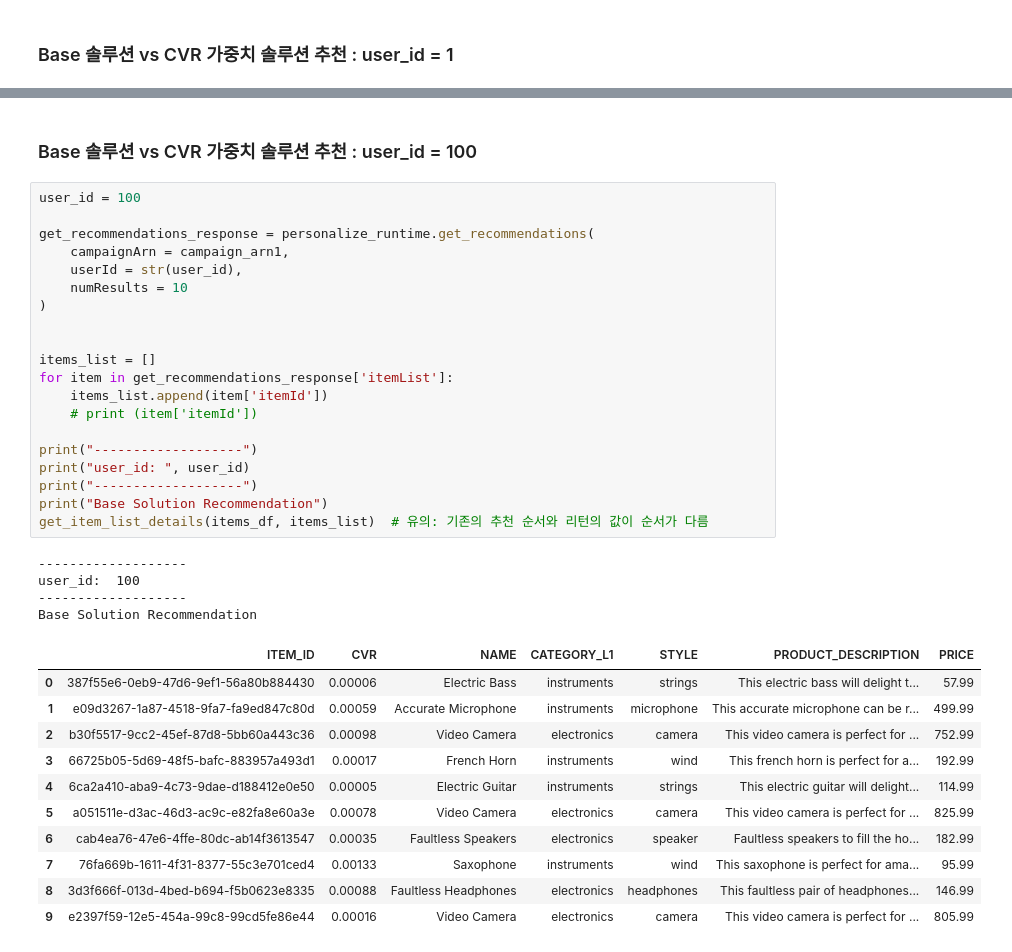
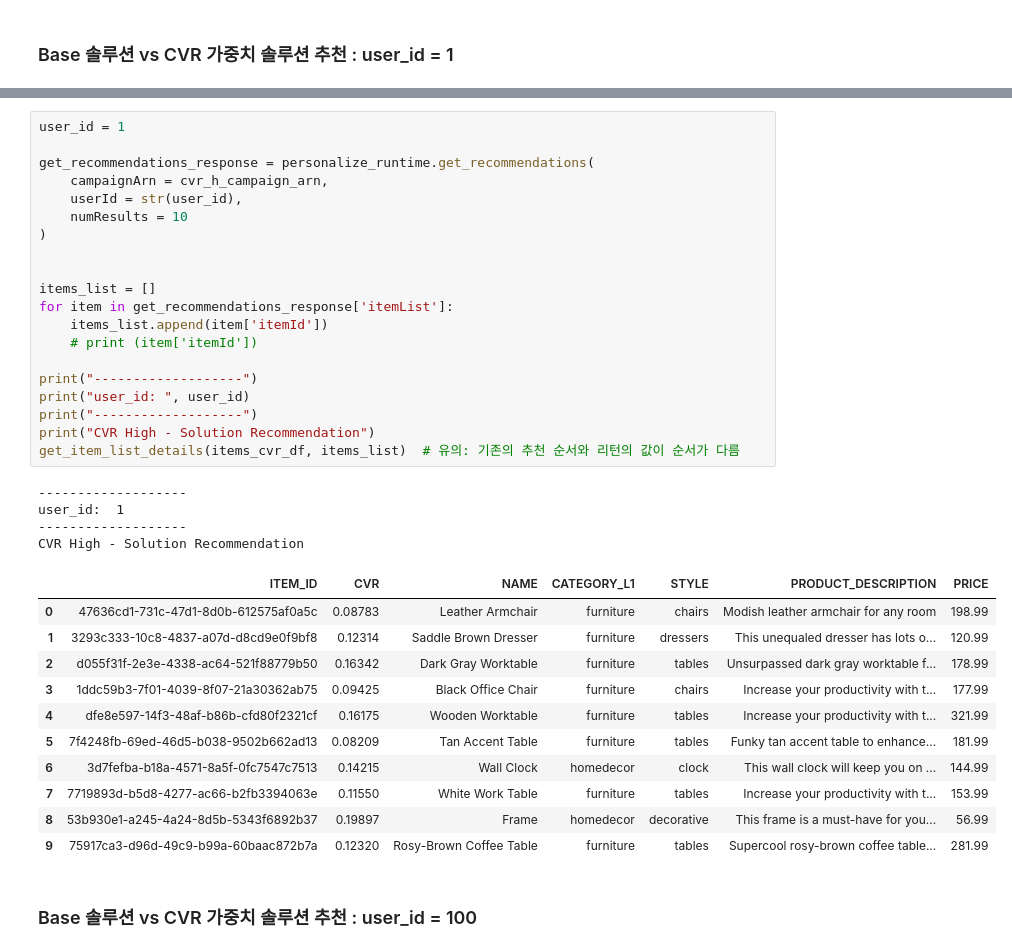
Before and after one commit to jesamkim/amazon-personalize-cvr, a Jupyter notebook: code/8.get_recommendations.ipynb, the cells around one changed output, grey strips where cells are left out. Cells and saved outputs as stored; diff of their text form.

```diff
--- a/code/8.get_recommendations.ipynb
+++ b/code/8.get_recommendations.ipynb
@@ -119,38 +130,38 @@ CVR Solution Recommendation
+# %%
+user_id = 1
+
+get_recommendations_response = personalize_runtime.get_recommendations(
+    campaignArn = cvr_h_campaign_arn,
+    userId = str(user_id),
+    numResults = 10
+)
+
+
+items_list = []
+for item in get_recommendations_response['itemList']:
+    items_list.append(item['itemId'])
+    # print (item['itemId'])
+
+print("-------------------")
+print("user_id: ", user_id)
+print("-------------------")
+print("CVR High - Solution Recommendation")
+get_item_list_details(items_cvr_df, items_list)  # 유의: 기존의 추천 순서와 리턴의 값이 순서가 다름
+# %% [output]
+-------------------
+user_id:  1
+-------------------
+CVR High - Solution Recommendation
+|  | ITEM_ID | CVR | NAME | CATEGORY_L1 | STYLE | PRODUCT_DESCRIPTION | PRICE |
+| 0 | 47636cd1-731c-47d1-8d0b-612575af0a5c | 0.08783 | Leather Armchair | furniture | chairs | Modish leather armchair for any room | 198.99 |
+| 1 | 3293c333-10c8-4837-a07d-d8cd9e0f9bf8 | 0.12314 | Saddle Brown Dresser | furniture | dressers | This unequaled dresser has lots o... | 120.99 |
+| 2 | d055f31f-2e3e-4338-ac64-521f88779b50 | 0.16342 | Dark Gray Worktable | furniture | tables | Unsurpassed dark gray worktable f... | 178.99 |
+| 3 | 1ddc59b3-7f01-4039-8f07-21a30362ab75 | 0.09425 | Black Office Chair | furniture | chairs | Increase your productivity with t... | 177.99 |
+| 4 | dfe8e597-14f3-48af-b86b-cfd80f2321cf | 0.16175 | Wooden Worktable | furniture | tables | Increase your productivity with t... | 321.99 |
+| 5 | 7f4248fb-69ed-46d5-b038-9502b662ad13 | 0.08209 | Tan Accent Table | furniture | tables | Funky tan accent table to enhance... | 181.99 |
+| 6 | 3d7fefba-b18a-4571-8a5f-0fc7547c7513 | 0.14215 | Wall Clock | homedecor | clock | This wall clock will keep you on ... | 144.99 |
+| 7 | 7719893d-b5d8-4277-ac66-b2fb3394063e | 0.11550 | White Work Table | furniture | tables | Increase your productivity with t... | 153.99 |
+| 8 | 53b930e1-a245-4a24-8d5b-5343f6892b37 | 0.19897 | Frame | homedecor | decorative | This frame is a must-have for you... | 56.99 |
+| 9 | 75917ca3-d96d-49c9-b99a-60baac872b7a | 0.12320 | Rosy-Brown Coffee Table | furniture | tables | Supercool rosy-brown coffee table... | 281.99 |
 # %% [markdown]
 ### Base 솔루션 vs CVR 가중치 솔루션 추천 : user_id = 100
-# %%
-user_id = 100
-
-get_recommendations_response = personalize_runtime.get_recommendations(
-    campaignArn = campaign_arn1,
-    userId = str(user_id),
-    numResults = 10
-)
-
-
-items_list = []
-for item in get_recommendations_response['itemList']:
-    items_list.append(item['itemId'])
-    # print (item['itemId'])
-
-print("-------------------")
-print("user_id: ", user_id)
-print("-------------------")
-print("Base Solution Recommendation")
-get_item_list_details(items_df, items_list)  # 유의: 기존의 추천 순서와 리턴의 값이 순서가 다름
-# %% [output]
--------------------
-user_id:  100
--------------------
-Base Solution Recommendation
-|  | ITEM_ID | CVR | NAME | CATEGORY_L1 | STYLE | PRODUCT_DESCRIPTION | PRICE |
-| 0 | 387f55e6-0eb9-47d6-9ef1-56a80b884430 | 0.00006 | Electric Bass | instruments | strings | This electric bass will delight t... | 57.99 |
-| 1 | e09d3267-1a87-4518-9fa7-fa9ed847c80d | 0.00059 | Accurate Microphone | instruments | microphone | This accurate microphone can be r... | 499.99 |
-| 2 | b30f5517-9cc2-45ef-87d8-5bb60a443c36 | 0.00098 | Video Camera | electronics | camera | This video camera is perfect for ... | 752.99 |
-| 3 | 66725b05-5d69-48f5-bafc-883957a493d1 | 0.00017 | French Horn | instruments | wind | This french horn is perfect for a... | 192.99 |
-| 4 | 6ca2a410-aba9-4c73-9dae-d188412e0e50 | 0.00005 | Electric Guitar | instruments | strings | This electric guitar will delight... | 114.99 |
-| 5 | a051511e-d3ac-46d3-ac9c-e82fa8e60a3e | 0.00078 | Video Camera | electronics | camera | This video camera is perfect for ... | 825.99 |
-| 6 | cab4ea76-47e6-4ffe-80dc-ab14f3613547 | 0.00035 | Faultless Speakers | electronics | speaker | Faultless speakers to fill the ho... | 182.99 |
-| 7 | 76fa669b-1611-4f31-8377-55c3e701ced4 | 0.00133 | Saxophone | instruments | wind | This saxophone is perfect for ama... | 95.99 |
-| 8 | 3d3f666f-013d-4bed-b694-f5b0623e8335 | 0.00088 | Faultless Headphones | electronics | headphones | This faultless pair of headphones... | 146.99 |
-| 9 | e2397f59-12e5-454a-99c8-99cd5fe86e44 | 0.00016 | Video Camera | electronics | camera | This video camera is perfect for ... | 805.99 |
```
Also changed, not shown: parts of 8 cells of this notebook, 4 other files.
